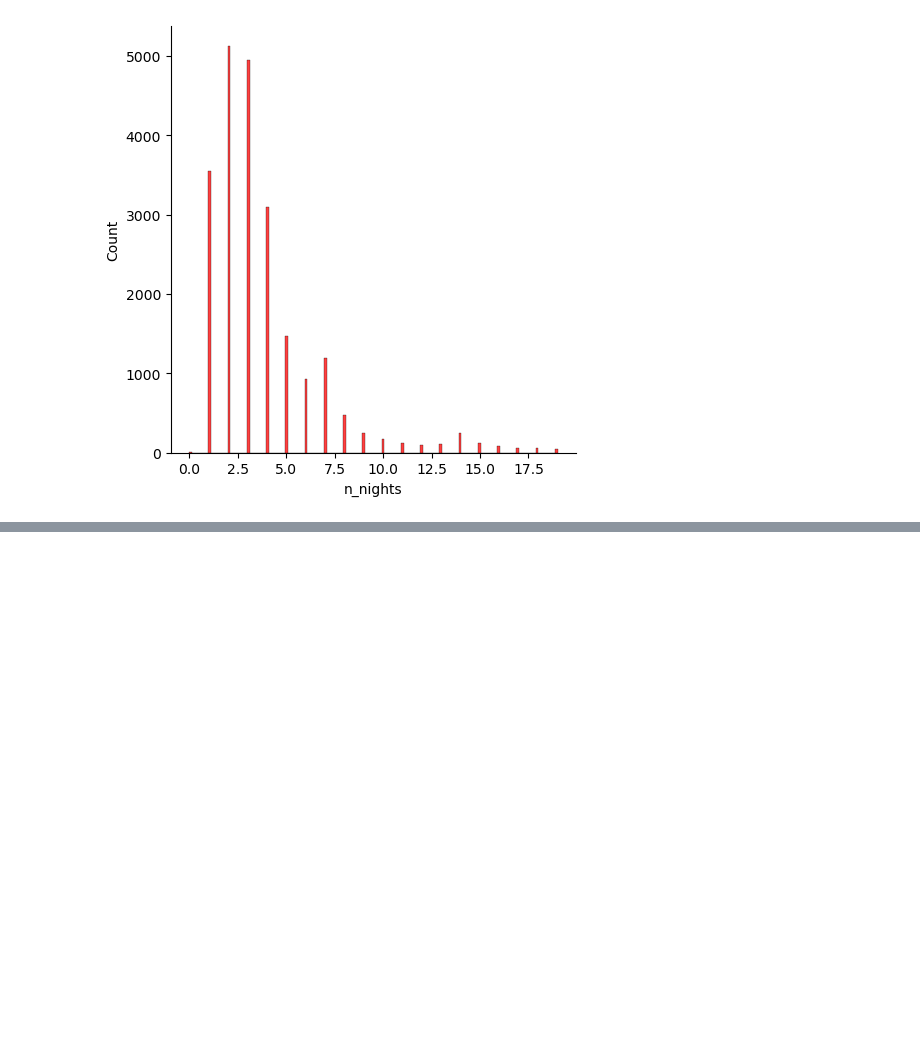
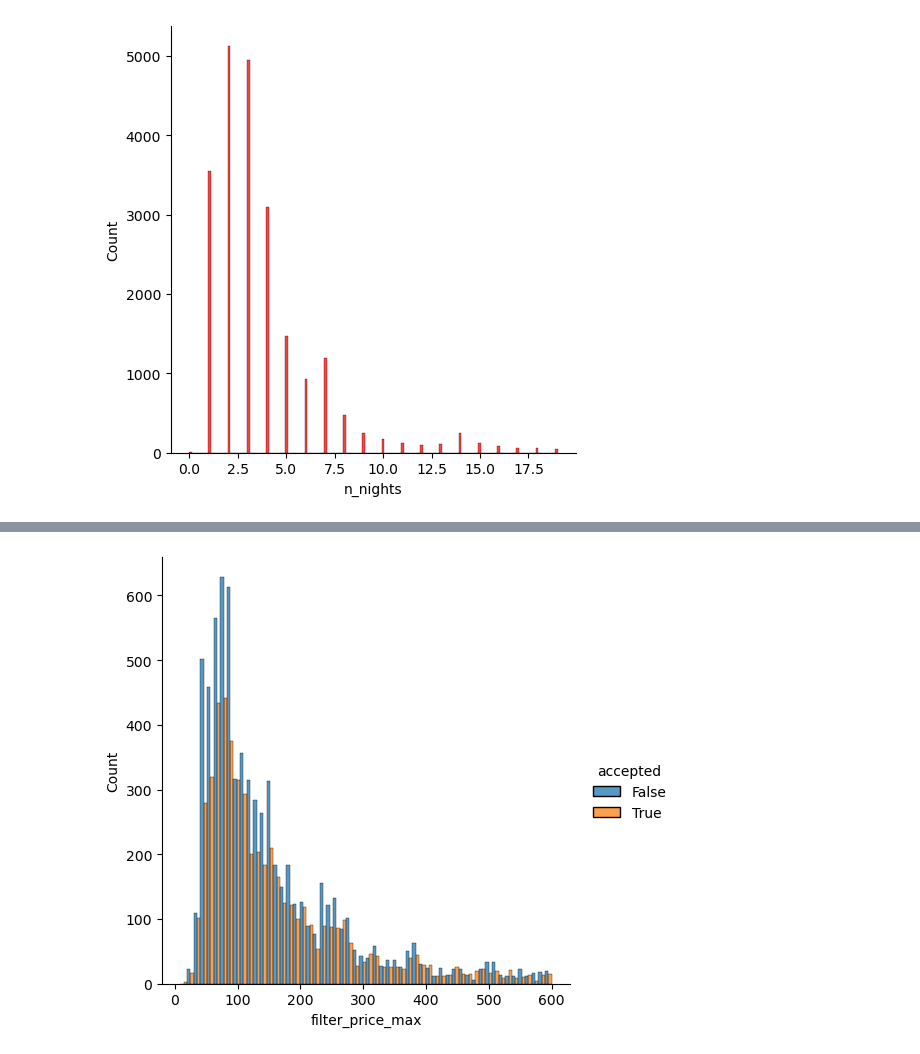
Before and after one commit to greenboi105/Python, a Jupyter notebook: Python Frameworks/Data Assignments/dublin.ipynb, the cells around one changed output, grey strips where cells are left out. Cells and saved outputs as stored; diff of their text form; code cells hidden in the pictures; blank space fills up the shorter version.

```diff
--- a/Python Frameworks/Data Assignments/dublin.ipynb
+++ b/Python Frameworks/Data Assignments/dublin.ipynb
@@ -208,0 +335,10 @@ plt.show()
+# %%
+# NOTE: Merge the dataset for more analysis potential
+merged_datasets = contacts.merge(searches, left_on='id_guest', right_on='id_user')
+# %%
+merged_pricemax_filter = merged_datasets.loc[(merged_datasets['filter_price_max'] <= 600)]
+
+sns.displot(merged_pricemax_filter, x='filter_price_max', hue='accepted', multiple='dodge')
+plt.show()
+# %% [output]
+[figure, added]
```
Also changed, not shown: parts of 11 cells of this notebook, 1 other file.
